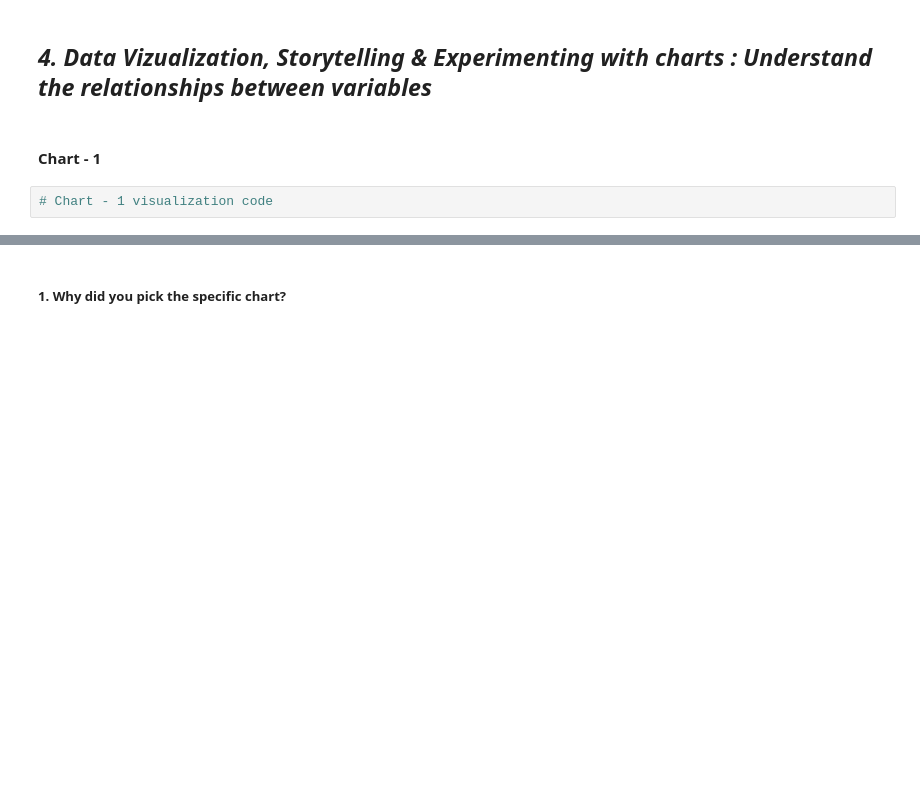
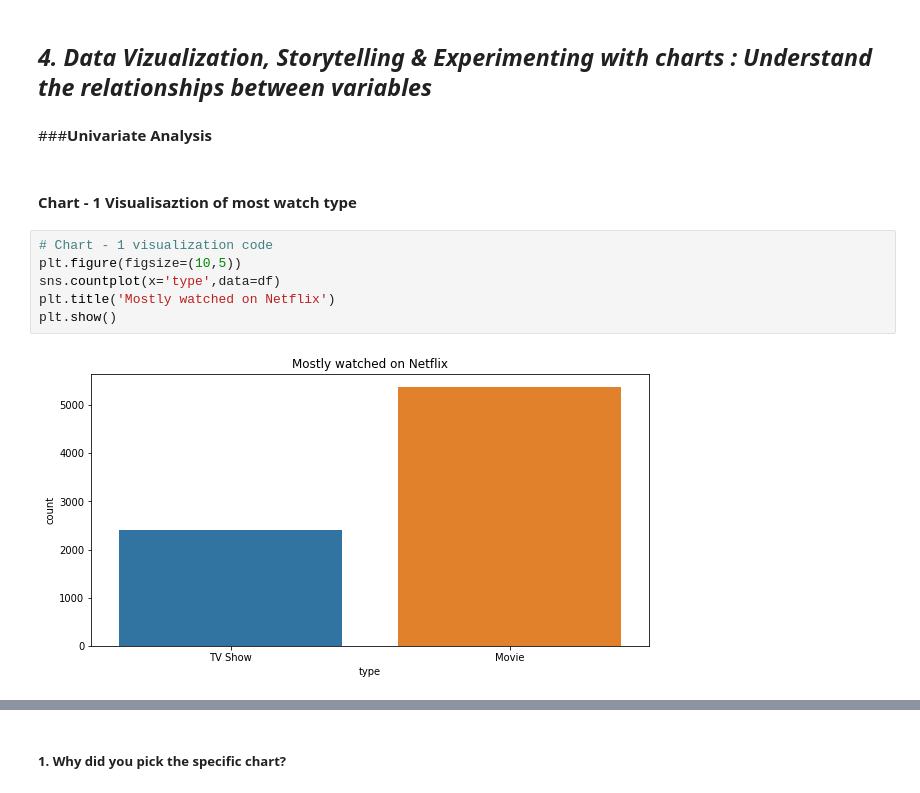
Before and after one commit to Kaushaljha488/NETFLIX_MOVIES_AND_TV_SHOWS_CLUSTERING, a Jupyter notebook: Kaushal_NETFLIX_MOVIES_AND_TV_SHOWS_CLUSTERING.ipynb, the cells around one changed output, grey strips where cells are left out. Cells and saved outputs as stored; diff of their text form; blank space fills up the shorter version.

Commit message:
Univariate Analysis

```diff
--- a/Kaushal_NETFLIX_MOVIES_AND_TV_SHOWS_CLUSTERING.ipynb
+++ b/Kaushal_NETFLIX_MOVIES_AND_TV_SHOWS_CLUSTERING.ipynb
@@ -305,7 +309,15 @@ Name: duration, Length: 2410, dtype: int64
 *   Changed the duration of movies and tvshows dataframe into string.
 # %% [markdown]
 ## ***4. Data Vizualization, Storytelling & Experimenting with charts : Understand the relationships between variables***
+# %% [markdown]
+###**Univariate Analysis**
 # %% [markdown]
-#### Chart - 1
+#### Chart - 1 **Visualisaztion of most watch type**
-# %%
-# Chart - 1 visualization code
+# %%
+# Chart - 1 visualization code
+plt.figure(figsize=(10,5))
+sns.countplot(x='type',data=df)
+plt.title('Mostly watched on Netflix')
+plt.show()
+# %% [output]
+[figure, added]
```
Also changed, not shown: parts of 24 cells of this notebook.
